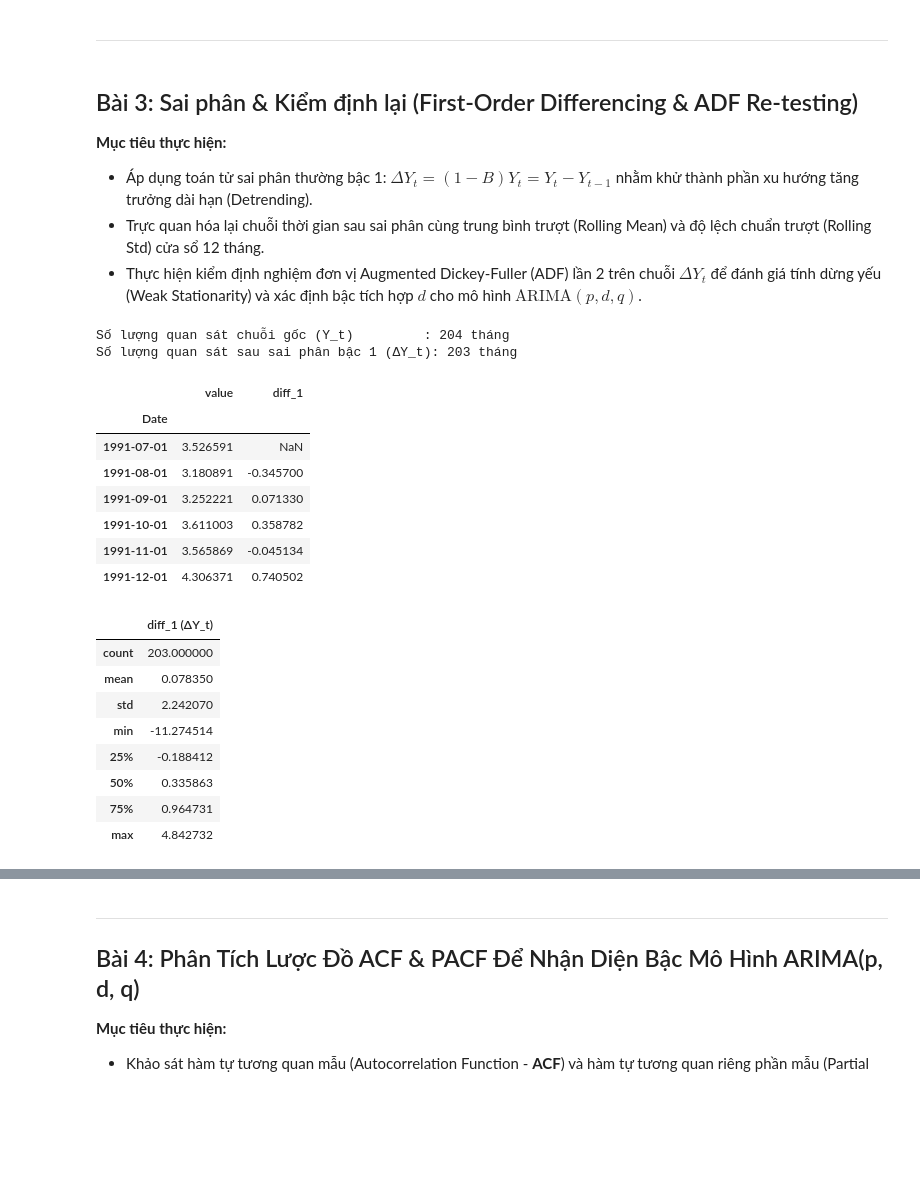
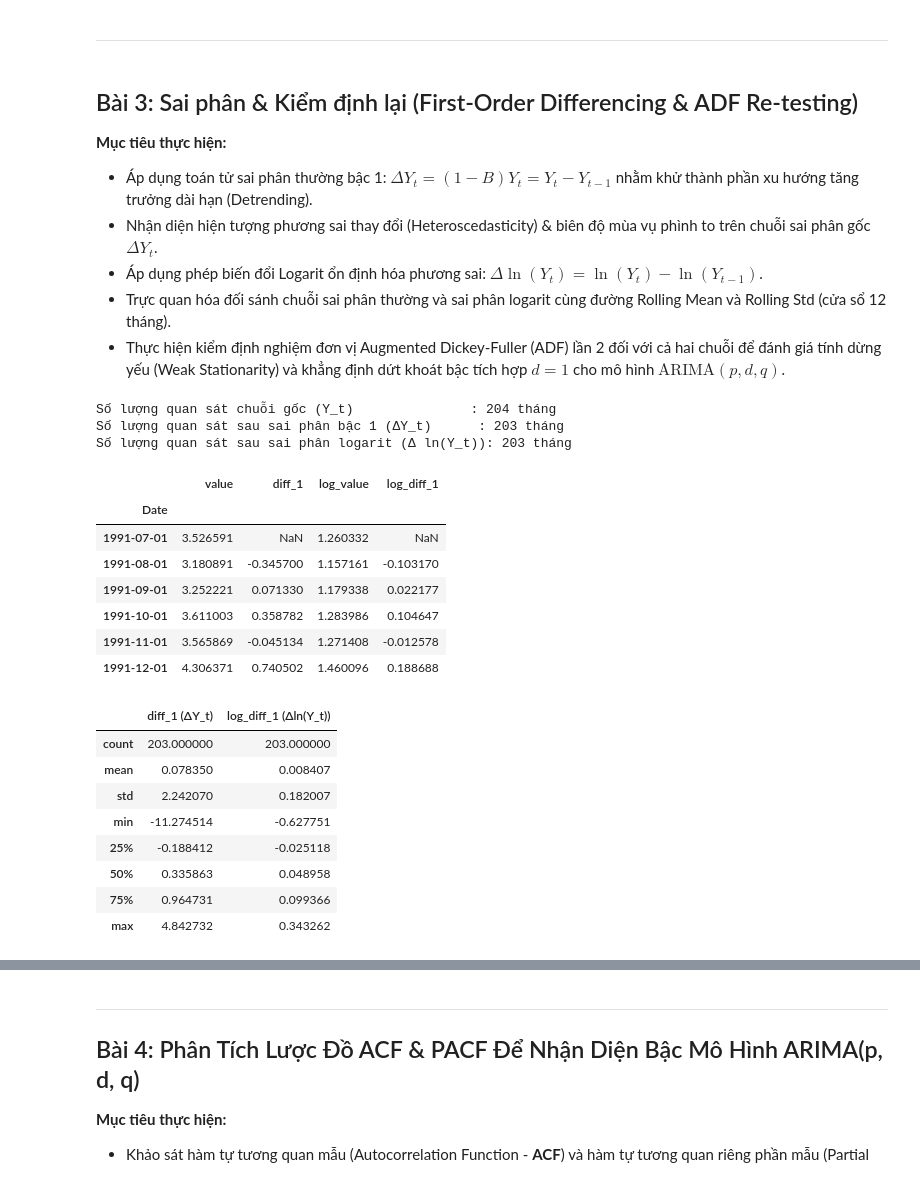
Before and after one commit to ZojithichIT/Lab2_Timeseries, a Jupyter notebook: scripts/main.ipynb, the cells around one changed output, grey strips where cells are left out. Drawn from its saved outputs; the diff is of its cells as text; code cells hidden in the pictures; blank space fills up the shorter version.

```diff
--- a/scripts/main.ipynb
+++ b/scripts/main.ipynb
@@ -298,39 +298,51 @@ p-value đạt mức tuyệt đối là $1.0$ (tức 100%). Vì $1.0$ lớn hơn
 ## Bài 3: Sai phân & Kiểm định lại (First-Order Differencing & ADF Re-testing)
 **Mục tiêu thực hiện:**
 - Áp dụng toán tử sai phân thường bậc 1: $\Delta Y_t = (1 - B)Y_t = Y_t - Y_{t-1}$ nhằm khử thành phần xu hướng tăng trưởng dài hạn (Detrending).
-- Trực quan hóa lại chuỗi thời gian sau sai phân cùng trung bình trượt (Rolling Mean) và độ lệch chuẩn trượt (Rolling Std) cửa sổ 12 tháng.
-- Thực hiện kiểm định nghiệm đơn vị Augmented Dickey-Fuller (ADF) lần 2 trên chuỗi $\Delta Y_t$ để đánh giá tính dừng yếu (Weak Stationarity) và xác định bậc tích hợp $d$ cho mô hình $\text{ARIMA}(p, d, q)$.
+- Nhận diện hiện tượng phương sai thay đổi (Heteroscedasticity) & biên độ mùa vụ phình to trên chuỗi sai phân gốc $\Delta Y_t$.
+- Áp dụng phép biến đổi Logarit ổn định hóa phương sai: $\Delta \ln(Y_t) = \ln(Y_t) - \ln(Y_{t-1})$.
+- Trực quan hóa đối sánh chuỗi sai phân thường và sai phân logarit cùng đường Rolling Mean và Rolling Std (cửa sổ 12 tháng).
+- Thực hiện kiểm định nghiệm đơn vị Augmented Dickey-Fuller (ADF) lần 2 đối với cả hai chuỗi để đánh giá tính dừng yếu (Weak Stationarity) và khẳng định dứt khoát bậc tích hợp $d = 1$ cho mô hình $\text{ARIMA}(p, d, q)$.
 # %%
-# 1. Thực hiện sai phân bậc 1 (First-order differencing: d = 1)
+# 1. Thực hiện sai phân bậc 1 trên chuỗi gốc và chuỗi biến đổi Logarit
+# Sai phân chuỗi gốc (Raw Differencing)
 df['diff_1'] = df['value'].diff(1)
-
-# Tách chuỗi sau sai phân và loại bỏ giá trị NaN ở quan sát đầu tiên (1991-07-01)
 diff1_series = df['diff_1'].dropna()
 
-print(f"Số lượng quan sát chuỗi gốc (Y_t)         : {len(df['value'])} tháng")
-print(f"Số lượng quan sát sau sai phân bậc 1 (ΔY_t): {len(diff1_series)} tháng\n")
+# Biến đổi Logarit để ổn định phương sai (Variance-Stabilizing Log Transformation)
+df['log_value'] = np.log(df['value'])
+df['log_diff_1'] = df['log_value'].diff(1)
+log_diff1_series = df['log_diff_1'].dropna()
 
-# Xem trước 5 quan sát đầu tiên và thống kê mô tả của chuỗi sau sai phân
-display(df[['value', 'diff_1']].head(6))
-display(diff1_series.describe().to_frame(name='diff_1 (ΔY_t)'))
+print(f"Số lượng quan sát chuỗi gốc (Y_t)               : {len(df['value'])} tháng")
+print(f"Số lượng quan sát sau sai phân bậc 1 (ΔY_t)      : {len(diff1_series)} tháng")
+print(f"Số lượng quan sát sau sai phân logarit (Δ ln(Y_t)): {len(log_diff1_series)} tháng\n")
+
+# Xem trước 5 quan sát đầu tiên và thống kê mô tả so sánh
+display(df[['value', 'diff_1', 'log_value', 'log_diff_1']].head(6))
+desc_df = pd.concat([
+    diff1_series.describe().to_frame(name='diff_1 (ΔY_t)'),
+    log_diff1_series.describe().to_frame(name='log_diff_1 (Δln(Y_t))')
+], axis=1)
+display(desc_df)
 # %% [output]
-Số lượng quan sát chuỗi gốc (Y_t)         : 204 tháng
-Số lượng quan sát sau sai phân bậc 1 (ΔY_t): 203 tháng
+Số lượng quan sát chuỗi gốc (Y_t)               : 204 tháng
+Số lượng quan sát sau sai phân bậc 1 (ΔY_t)      : 203 tháng
+Số lượng quan sát sau sai phân logarit (Δ ln(Y_t)): 203 tháng
-|  | value | diff_1 |
-| Date |  |  |
-| 1991-07-01 | 3.526591 | NaN |
-| 1991-08-01 | 3.180891 | -0.345700 |
-| 1991-09-01 | 3.252221 | 0.071330 |
-| 1991-10-01 | 3.611003 | 0.358782 |
-| 1991-11-01 | 3.565869 | -0.045134 |
-| 1991-12-01 | 4.306371 | 0.740502 |
+|  | value | diff_1 | log_value | log_diff_1 |
+| Date |  |  |  |  |
+| 1991-07-01 | 3.526591 | NaN | 1.260332 | NaN |
+| 1991-08-01 | 3.180891 | -0.345700 | 1.157161 | -0.103170 |
+| 1991-09-01 | 3.252221 | 0.071330 | 1.179338 | 0.022177 |
+| 1991-10-01 | 3.611003 | 0.358782 | 1.283986 | 0.104647 |
+| 1991-11-01 | 3.565869 | -0.045134 | 1.271408 | -0.012578 |
+| 1991-12-01 | 4.306371 | 0.740502 | 1.460096 | 0.188688 |
-|  | diff_1 (ΔY_t) |
-| count | 203.000000 |
-| mean | 0.078350 |
-| std | 2.242070 |
-| min | -11.274514 |
-| 25% | -0.188412 |
-| 50% | 0.335863 |
-| 75% | 0.964731 |
-| max | 4.842732 |
+|  | diff_1 (ΔY_t) | log_diff_1 (Δln(Y_t)) |
+| count | 203.000000 | 203.000000 |
+| mean | 0.078350 | 0.008407 |
+| std | 2.242070 | 0.182007 |
+| min | -11.274514 | -0.627751 |
+| 25% | -0.188412 | -0.025118 |
+| 50% | 0.335863 | 0.048958 |
+| 75% | 0.964731 | 0.099366 |
+| max | 4.842732 | 0.343262 |
 # %%
```
Also changed, not shown: parts of 7 cells of this notebook, 12 other files.
